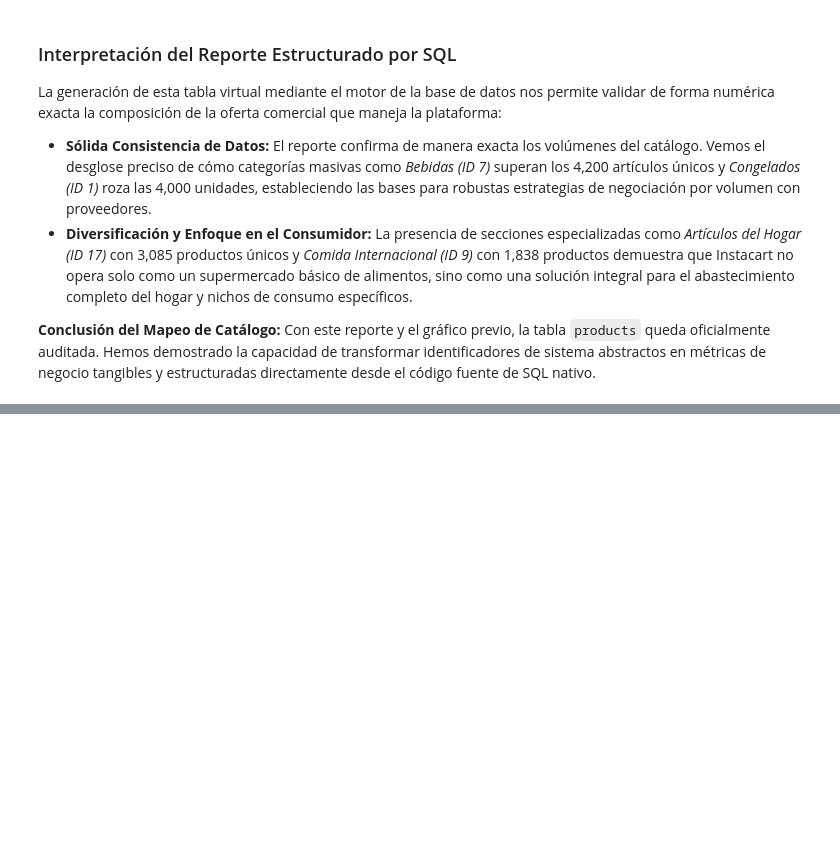
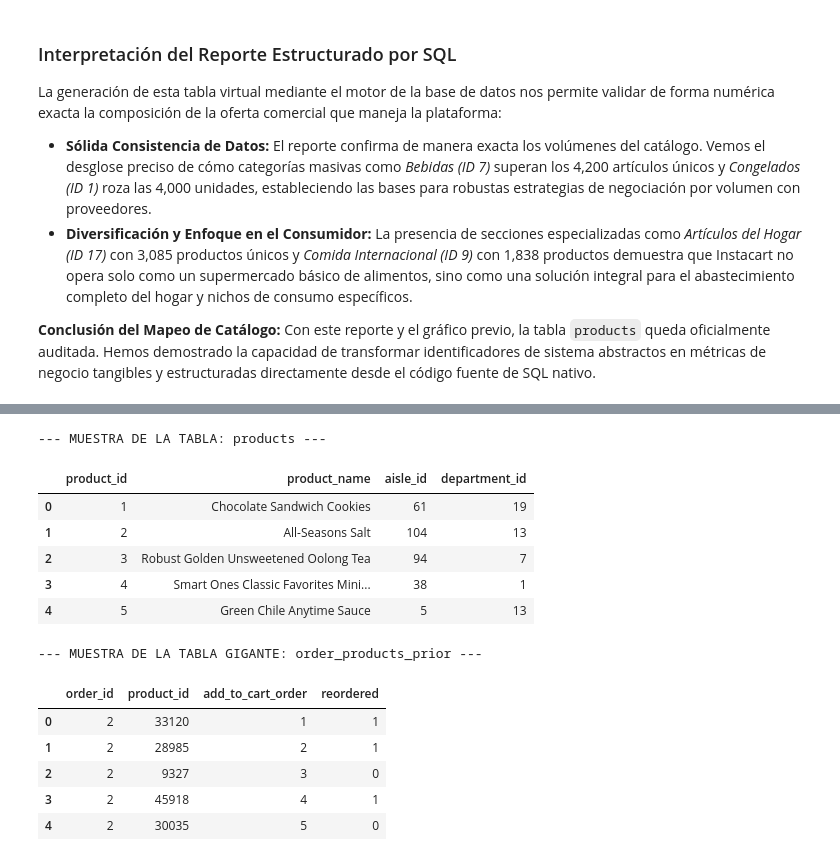
Before and after one commit to danielocutus-tech/practica_sqlite3_profesional, a Jupyter notebook: practica_sqlite3_profesional.ipynb, the cells around one changed output, grey strips where cells are left out. Cells and saved outputs as stored; diff of their text form; code cells hidden in the pictures; blank space fills up the shorter version.

Commit message:
Actualizacion: Se agrego el diccionario de datos de carritos e informacion del indice turbo

```diff
--- a/practica_sqlite3_profesional.ipynb
+++ b/practica_sqlite3_profesional.ipynb
@@ -554,0 +713,36 @@ ________________________________________________________________________________
+# %%
+import sqlite3
+import pandas as pd
+
+conexion = sqlite3.connect('instacart.sqlite')
+
+# 1. Traer muestra de la tabla del Catálogo de Productos
+query_sample_products = "SELECT * FROM products LIMIT 5;"
+df_sample_prod = pd.read_sql_query(query_sample_products, conexion)
+
+# 2. Traer muestra de la tabla Operativa de Carritos de Compra
+query_sample_prior = "SELECT * FROM order_products_prior LIMIT 5;"
+df_sample_prior = pd.read_sql_query(query_sample_prior, conexion)
+
+print("--- MUESTRA DE LA TABLA: products ---")
+display(df_sample_prod)
+
+print("\n--- MUESTRA DE LA TABLA GIGANTE: order_products_prior ---")
+display(df_sample_prior)
+
+conexion.close()
+# %% [output]
+--- MUESTRA DE LA TABLA: products ---
+|  | product_id | product_name | aisle_id | department_id |
+| 0 | 1 | Chocolate Sandwich Cookies | 61 | 19 |
+| 1 | 2 | All-Seasons Salt | 104 | 13 |
+| 2 | 3 | Robust Golden Unsweetened Oolong Tea | 94 | 7 |
+| 3 | 4 | Smart Ones Classic Favorites Mini... | 38 | 1 |
+| 4 | 5 | Green Chile Anytime Sauce | 5 | 13 |
+--- MUESTRA DE LA TABLA GIGANTE: order_products_prior ---
+|  | order_id | product_id | add_to_cart_order | reordered |
+| 0 | 2 | 33120 | 1 | 1 |
+| 1 | 2 | 28985 | 2 | 1 |
+| 2 | 2 | 9327 | 3 | 0 |
+| 3 | 2 | 45918 | 4 | 1 |
+| 4 | 2 | 30035 | 5 | 0 |
```
Also changed, not shown: parts of 15 cells of this notebook.
